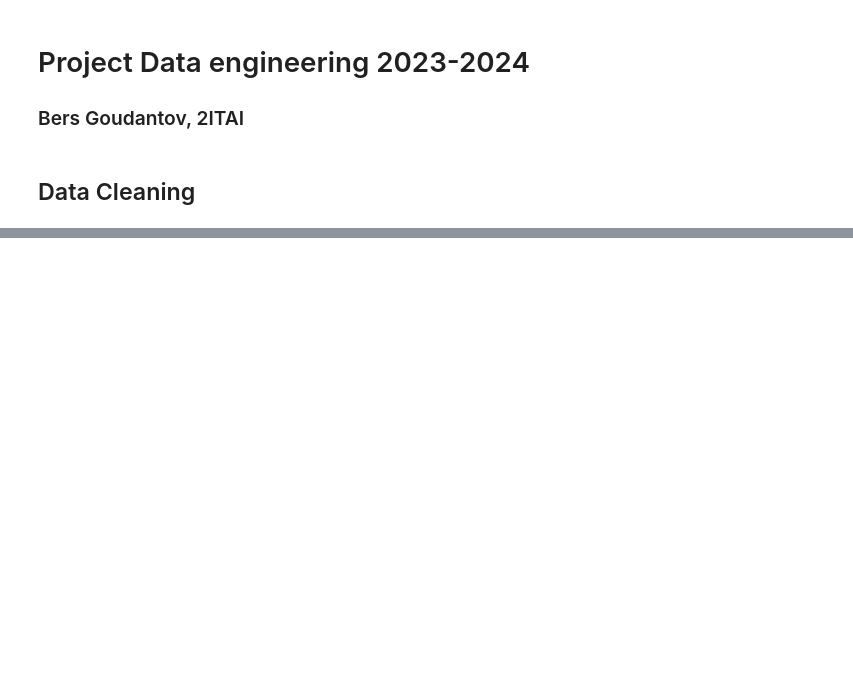
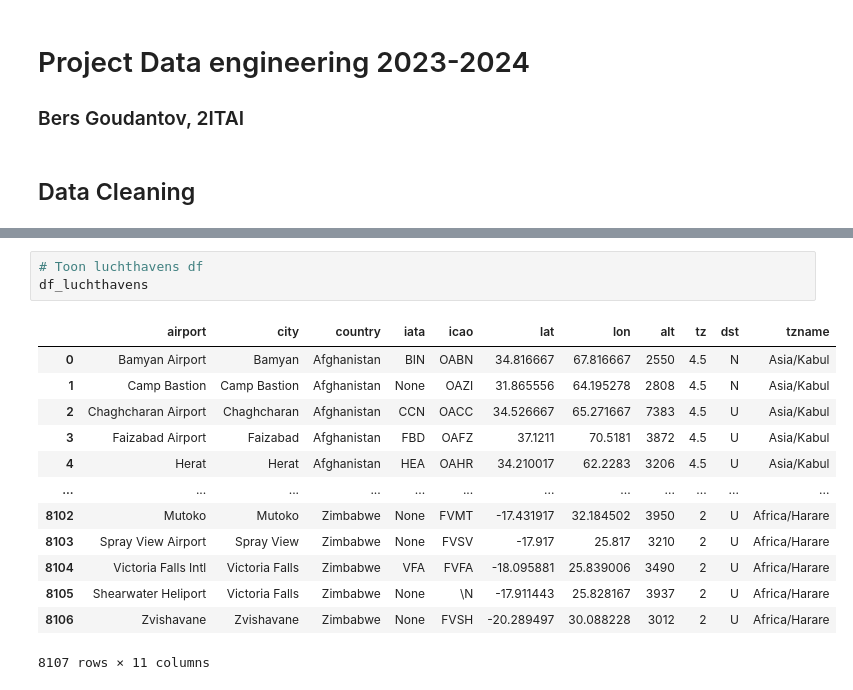
Before and after one commit to BersGoud/Project-Data-Engineering-2324, a Jupyter notebook: project-casus.ipynb, the cells around one changed output, grey strips where cells are left out. Saved outputs shown, nothing was run; the diff lists cells and outputs as text; blank space fills up the shorter version.

```diff
--- a/project-casus.ipynb
+++ b/project-casus.ipynb
@@ -104,0 +115,17 @@ FileNotFoundError: [Errno 2] No such file or directory: 'source_data/export_vetr
+# %%
+# Toon luchthavens df
+df_luchthavens
+# %% [output]
+|  | airport | city | country | iata | icao | lat | lon | alt | tz | dst | tzname |
+| 0 | Bamyan Airport | Bamyan | Afghanistan | BIN | OABN | 34.816667 | 67.816667 | 2550 | 4.5 | N | Asia/Kabul |
+| 1 | Camp Bastion | Camp Bastion | Afghanistan | None | OAZI | 31.865556 | 64.195278 | 2808 | 4.5 | N | Asia/Kabul |
+| 2 | Chaghcharan Airport | Chaghcharan | Afghanistan | CCN | OACC | 34.526667 | 65.271667 | 7383 | 4.5 | U | Asia/Kabul |
+| 3 | Faizabad Airport | Faizabad | Afghanistan | FBD | OAFZ | 37.1211 | 70.5181 | 3872 | 4.5 | U | Asia/Kabul |
+| 4 | Herat | Herat | Afghanistan | HEA | OAHR | 34.210017 | 62.2283 | 3206 | 4.5 | U | Asia/Kabul |
+| ... | ... | ... | ... | ... | ... | ... | ... | ... | ... | ... | ... |
+| 8102 | Mutoko | Mutoko | Zimbabwe | None | FVMT | -17.431917 | 32.184502 | 3950 | 2 | U | Africa/Harare |
+| 8103 | Spray View Airport | Spray View | Zimbabwe | None | FVSV | -17.917 | 25.817 | 3210 | 2 | U | Africa/Harare |
+| 8104 | Victoria Falls Intl | Victoria Falls | Zimbabwe | VFA | FVFA | -18.095881 | 25.839006 | 3490 | 2 | U | Africa/Harare |
+| 8105 | Shearwater Heliport | Victoria Falls | Zimbabwe | None | \N | -17.911443 | 25.828167 | 3937 | 2 | U | Africa/Harare |
+| 8106 | Zvishavane | Zvishavane | Zimbabwe | None | FVSH | -20.289497 | 30.088228 | 3012 | 2 | U | Africa/Harare |
+8107 rows × 11 columns
```
Also changed, not shown: parts of 14 cells of this notebook, 3 other files.
